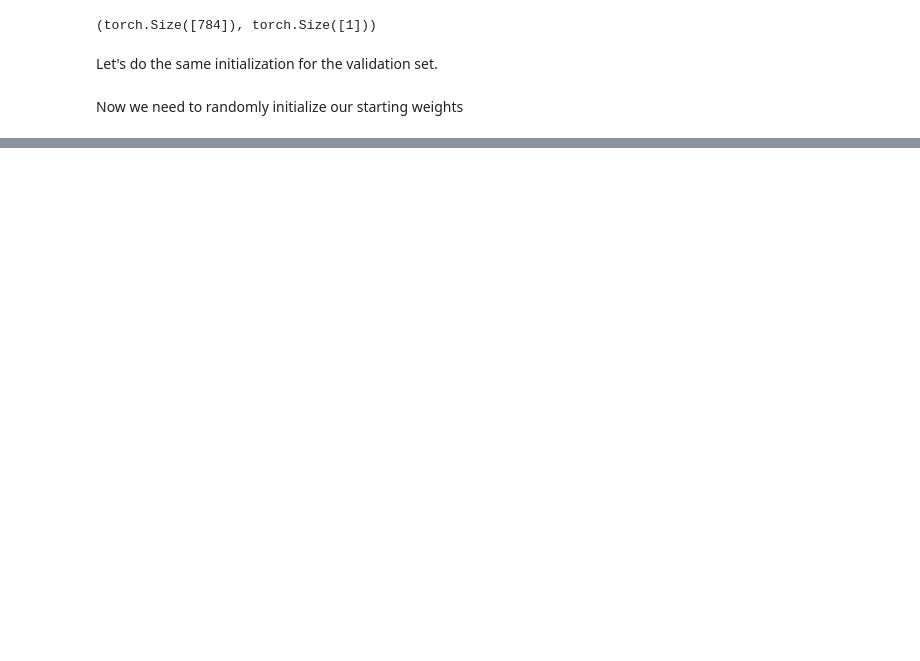
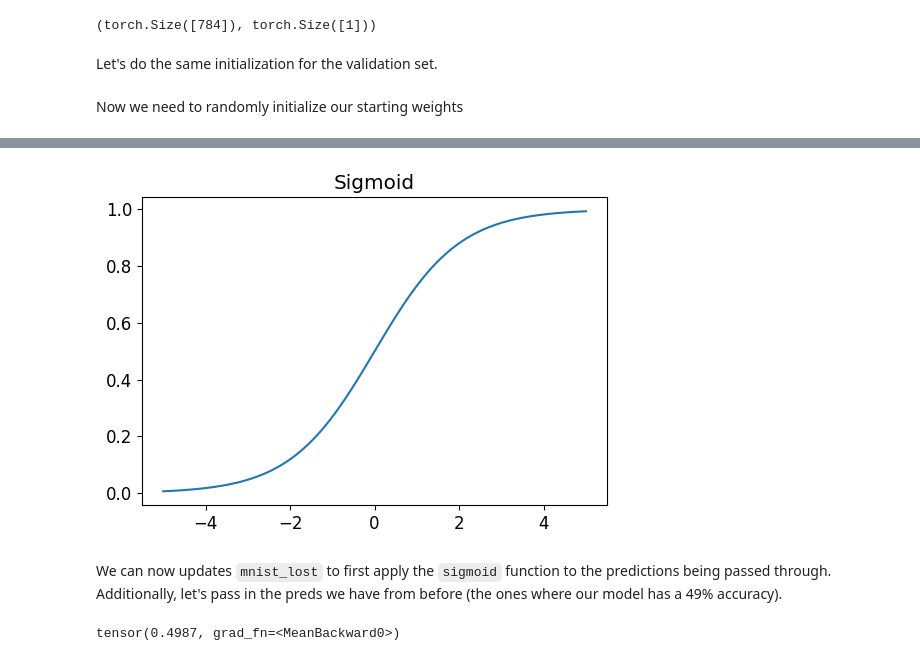
Before and after one commit to abhayratti/fastai-notes, a Jupyter notebook: lesson-3-neural-net-foundations/Chapter4Notes.ipynb, the cells around one changed output, grey strips where cells are left out. Cells and saved outputs as stored; diff of their text form; code cells hidden in the pictures; blank space fills up the shorter version.

```diff
--- a/lesson-3-neural-net-foundations/Chapter4Notes.ipynb
+++ b/lesson-3-neural-net-foundations/Chapter4Notes.ipynb
@@ -675,0 +763,14 @@ bias = init_params(1)
+# %%
+plot_function(torch.sigmoid, title='Sigmoid', min=-5, max=5)
+# %% [output]
+[figure, added]
+# %% [markdown]
+We can now updates `mnist_lost` to first apply the `sigmoid` function to the predictions being passed through. Additionally, let's pass in the preds we have from before (the ones where our model has a 49% accuracy).
+# %%
+def mnist_loss(preds, targets):
+    predictions = preds.sigmoid()
+    return torch.where(targets == 1, 1 - predictions, predictions).mean()
+
+mnist_loss(preds=preds, targets=train_y)
+# %% [output]
+tensor(0.4987, grad_fn=<MeanBackward0>)
```
Also changed, not shown: parts of 65 cells of this notebook.
